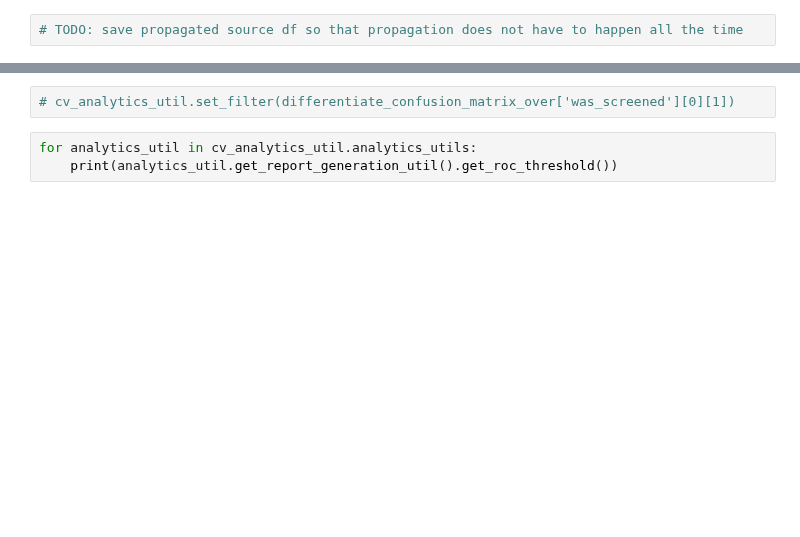
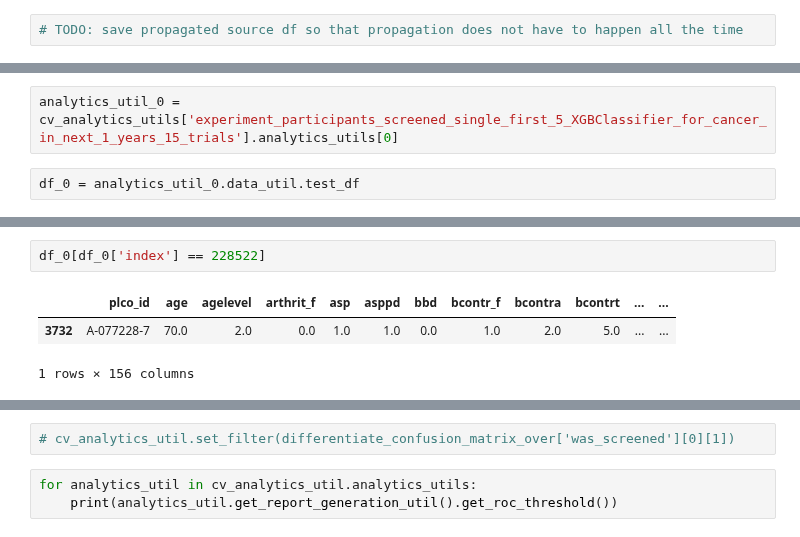
Before and after one commit to fedorenkood/ovarian_cancer_models, a Jupyter notebook: running_classifier_oop.ipynb, the cells around one changed output, grey strips where cells are left out. Drawn from its saved outputs; the diff is of its cells as text; blank space fills up the shorter version.

```diff
--- a/running_classifier_oop.ipynb
+++ b/running_classifier_oop.ipynb
@@ -90,0 +107,4 @@ experiment_not_screened_cols_first_5_XGBClassifier_for_cancer_in_next_1_years_15
+# %%
+analytics_util_0 = cv_analytics_utils['experiment_participants_screened_single_first_5_XGBClassifier_for_cancer_in_next_1_years_15_trials'].analytics_utils[0]
+# %%
+df_0 = analytics_util_0.data_util.test_df
@@ -90,0 +127,6 @@ experiment_not_screened_cols_first_5_XGBClassifier_for_cancer_in_next_1_years_15
+# %%
+df_0[df_0['index'] == 228522]
+# %% [output]
+|  | plco_id | age | agelevel | arthrit_f | asp | asppd | bbd | bcontr_f | bcontra | bcontrt | ... | ... |
+| 3732 | A-077228-7 | 70.0 | 2.0 | 0.0 | 1.0 | 1.0 | 0.0 | 1.0 | 2.0 | 5.0 | ... | ... |
+1 rows × 156 columns
```
Also changed, not shown: parts of 9 cells of this notebook, 12 other files.
